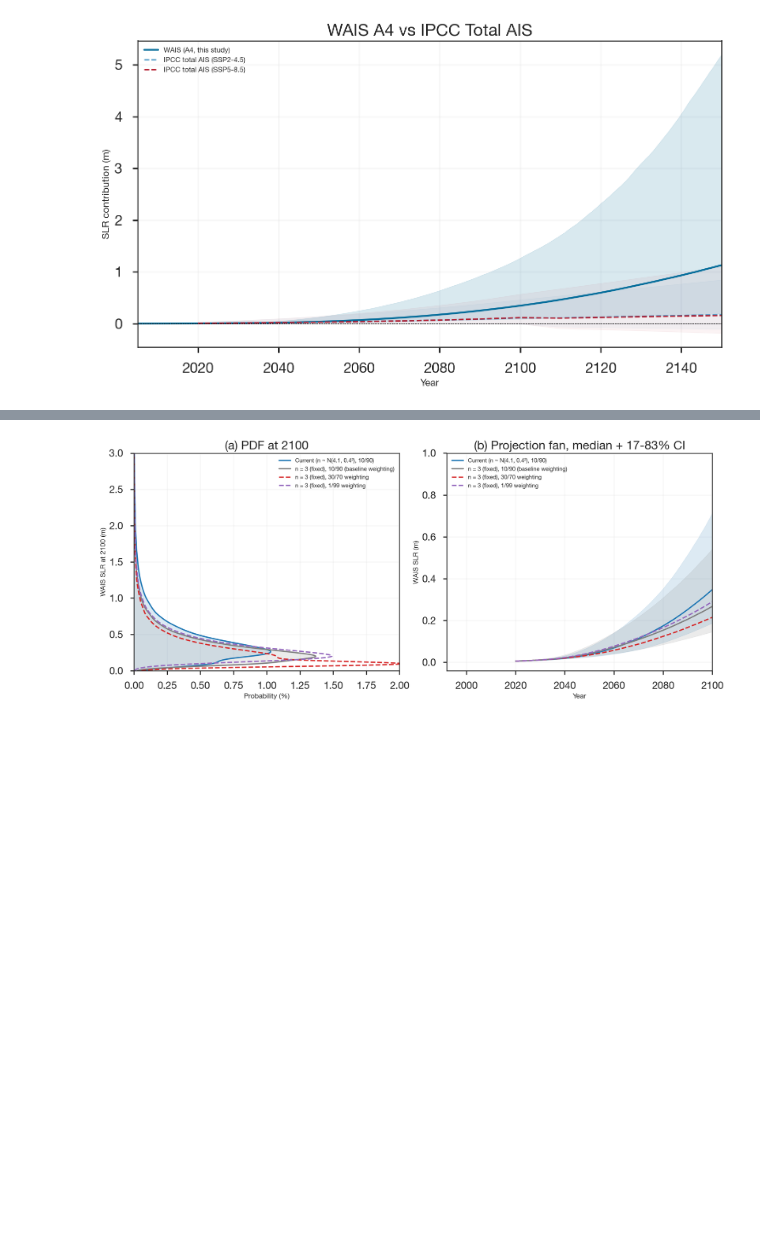
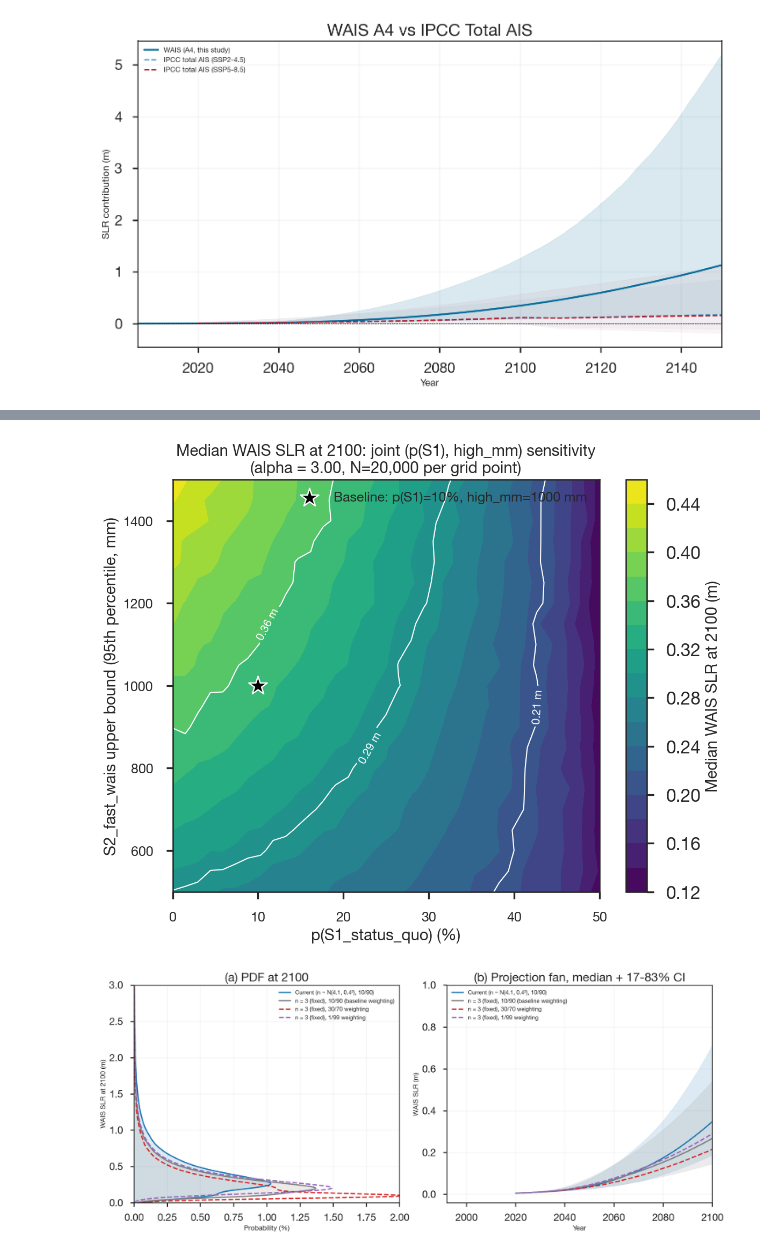
Before and after one commit to bminchew/GMSLR_forecast_v1, a Jupyter notebook: slr_forecast/notebooks/component_wais.ipynb, the cells around one changed output, grey strips where cells are left out. Drawn from its saved outputs; the diff is of its cells as text; code cells hidden in the pictures; blank space fills up the shorter version.

```diff
--- a/slr_forecast/notebooks/component_wais.ipynb
+++ b/slr_forecast/notebooks/component_wais.ipynb
@@ -192,7 +192,7 @@ from component_projections import (
     A4_SCENARIOS, RHEOLOGY_FACTOR_MEDIAN,
     RHEOLOGY_FACTOR_SIGMA, _sample_log_skewnormal,
     N_OBS_MEAN, N_OBS_SIGMA, N_REF, RHEOLOGY_SENSITIVITY,
-    read_ipcc_component_nc, ipcc_extract,
+    read_ipcc_component_nc, ipcc_extract, read_ipcc_workflow_samples,
     WAIS_ONSET_YEAR,
     S1_QUADRATIC_MEAN, S1_QUADRATIC_COV, _sample_s1_quadratic_mm,
 )
@@ -209,6 +209,7 @@ H5_PATH = '../data/processed/slr_processed_data.h5'
 RAW_DIR = '../data/raw'
 FIG_DIR = '../figures'
 CONF_BASE = f'{RAW_DIR}/ipcc_ar6/slr/ar6/global/confidence_output_files'
+WORKFLOW_BASE = f'{RAW_DIR}/ipcc_ar6/slr/ar6/global/full_sample_workflows'
 
 from slr_forecast.config import BASELINE_YEAR, Z_90
 from slr_forecast import M_TO_MM
@@ -992,3 +1240,65 @@ P95 bilinear fit:    p95    ~ 1.3250 + (-0.4872)*p(S1) + (-0.0032)*alpha + (-0.0
+# %%
+# ── PROTOTYPE: joint (p(S1), high_mm) -> median WAIS SLR heatmap ──
+# Draft figure for review, not yet folded into the appendix structure above.
+# Shows the full joint sensitivity surface that neither line-sweep figure
+# above can show on its own: median WAIS SLR at 2100 as a function of both
+# p(S1) [0, 50%] and S2_fast_wais's high_mm bound [500, 1500 mm]
+# simultaneously, at alpha held to its baseline (3.0) -- alpha's own effect
+# is already characterized in the p(S1)/alpha figure above, and adding it
+# here as a 4th dimension would overload one panel.
+#
+# Grid is 35x21 = 735 points, each needing its own MC draw, vs. the ~30-200
+# draws used by the line sweeps above; N_HEATMAP is dropped accordingly
+# (20k vs. 100k) to keep runtime reasonable. The resulting per-cell
+# tail-quantile noise is visible as jitter in the contours -- acceptable
+# here since the heatmap is meant to be read qualitatively (shape of the
+# surface, where it's steep vs. flat), not off exact pixel values; the
+# line-sweep figures above remain the source for precise numbers.
+N_HEATMAP = 20_000
+p1_grid = np.linspace(0.0, 0.50, 35)
+high_mm_grid = np.linspace(500.0, 1500.0, 21)
+
+Z_median = np.zeros((len(high_mm_grid), len(p1_grid)))
+for i, p1 in enumerate(p1_grid):
+    weights = {'S1_status_quo': p1, 'S2_fast_wais': 1.0 - p1}
+    for j, h in enumerate(high_mm_grid):
+        samples = sample_a4_wais_endpoint(
+            N_HEATMAP, np.random.default_rng(4000 + i * len(high_mm_grid) + j),
+            rheology_mode=RHEOLOGY_MODE,
+            scenario_overrides={'S2_fast_wais': {'high_mm': h, 'alpha': baseline_alpha},
+                                 'weights': weights},
+        )
+        Z_median[j, i] = np.median(samples)
+
+P1_mesh, H_mesh = np.meshgrid(p1_grid * 100, high_mm_grid)
+
+fig_hm, ax_hm = plt.subplots(figsize=(8, 6.5))
+im_hm = ax_hm.contourf(P1_mesh, H_mesh, Z_median, levels=20, cmap='viridis')
+cbar_hm = fig_hm.colorbar(im_hm, ax=ax_hm)
+cbar_hm.set_label('Median WAIS SLR at 2100 (m)', fontsize=LABEL_FONTSIZE)
+
+contour_levels = np.round(np.linspace(Z_median.min(), Z_median.max(), 5)[1:-1], 2)
+cs_hm = ax_hm.contour(P1_mesh, H_mesh, Z_median, levels=contour_levels,
+                       colors='white', linewidths=1.0)
+ax_hm.clabel(cs_hm, inline=True, fontsize=ANNOT_FONTSIZE, fmt='%.2f m')
+
+ax_hm.scatter([baseline_p_s1 * 100], [baseline_high_mm], marker='*', s=300,
+              color='black', edgecolor='white', linewidth=1.2, zorder=5,
+              label=f'Baseline: p(S1)={baseline_p_s1:.0%}, high_mm={baseline_high_mm:.0f} mm')
+ax_hm.legend(fontsize=LEGEND_FONTSIZE, loc='upper right')
+
+ax_hm.set_xlabel('p(S1_status_quo) (%)', fontsize=LABEL_FONTSIZE)
+ax_hm.set_ylabel('S2_fast_wais upper bound (95th percentile, mm)', fontsize=LABEL_FONTSIZE)
+ax_hm.tick_params(labelsize=TICK_FONTSIZE)
+ax_hm.set_title('Median WAIS SLR at 2100: joint (p(S1), high_mm) sensitivity\n'
+                 f'(alpha = {baseline_alpha:.2f}, N={N_HEATMAP:,} per grid point)',
+                 fontsize=LABEL_FONTSIZE)
+
+plt.tight_layout()
+plt.savefig(f'{FIG_DIR}/component_wais_median_heatmap_prototype.png', dpi=150, bbox_inches='tight')
+plt.show()
+# %% [output]
+[figure, added]
 # %%
 # ── Scenario-weight sensitivity: PDF (a) and projection fan (b) ──
 # Compares the published result (n ~ N(4.1, 0.4^2), 10/90 baseline weighting)
```
Also changed, not shown: parts of 6 cells of this notebook, 36 other files.
